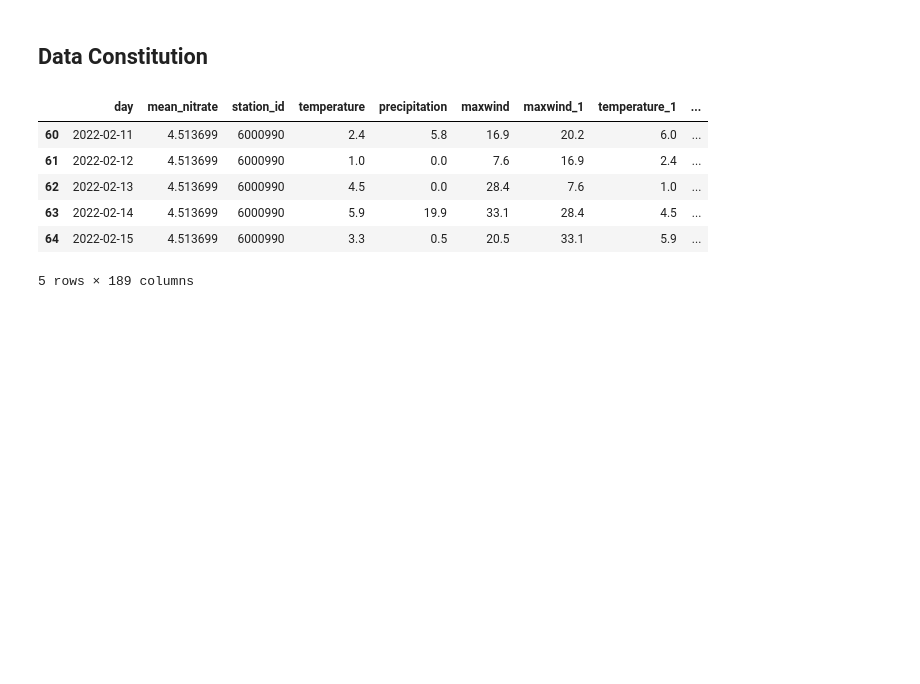
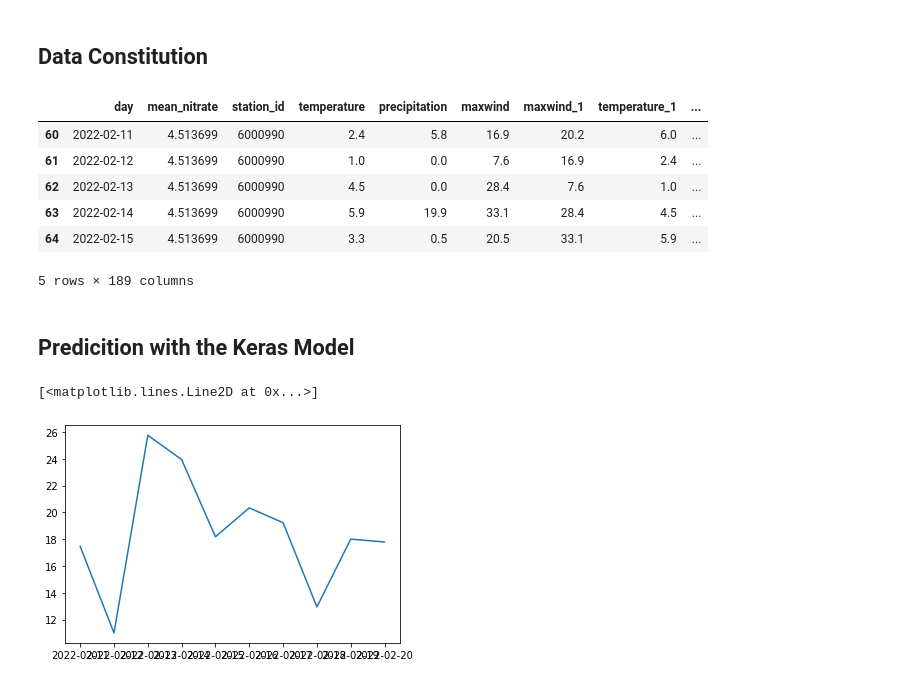
Before and after one commit to sebvey/water_prediction, a Jupyter notebook: notebooks/prediction_from_model.ipynb, the cells around one changed output. Saved outputs shown, nothing was run; the diff lists cells and outputs as text; code cells hidden in the pictures; blank space fills up the shorter version.

Commit message:
Prediction done from the saved model

```diff
--- a/notebooks/prediction_from_model.ipynb
+++ b/notebooks/prediction_from_model.ipynb
@@ -200,3 +202,29 @@ data.head()
 | 63 | 2022-02-14 | 4.513699 | 6000990 | 5.9 | 19.9 | 33.1 | 28.4 | 4.5 | ... |
 | 64 | 2022-02-15 | 4.513699 | 6000990 | 3.3 | 0.5 | 20.5 | 33.1 | 5.9 | ... |
 5 rows × 189 columns
+# %% [markdown]
+## Predicition with the Keras Model
+# %%
+model = keras.models.load_model('../keras_model')
+# %%
+feature_columns = [
+    'sin_doy',
+    'cos_doy',
+    'mean_nitrate',
+    'temperature',
+    'precipitation',
+    'maxwind',
+]
+
+for delta in range(1,DELTA+1) :
+    feature_columns += [f'precipitation_{delta}']
+    feature_columns += [f'temperature_{delta}']
+    feature_columns += [f'maxwind_{delta}']
+# %%
+X = data[feature_columns]
+data['prediction'] = model.predict(X)
+# %%
+plt.plot(data['day'],data['prediction'])
+# %% [output]
+[<matplotlib.lines.Line2D at 0x...>]
+[figure, added]
```
Also changed, not shown: parts of 1 cell of this notebook.
